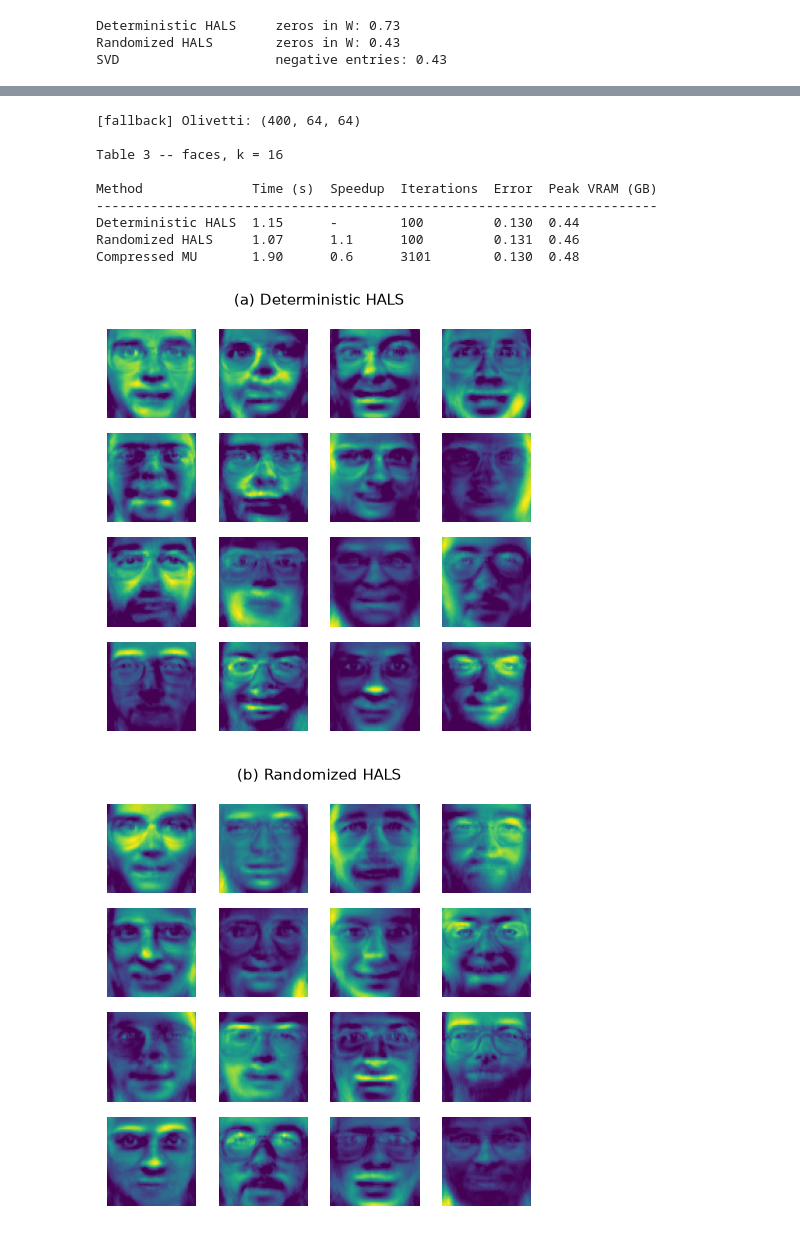
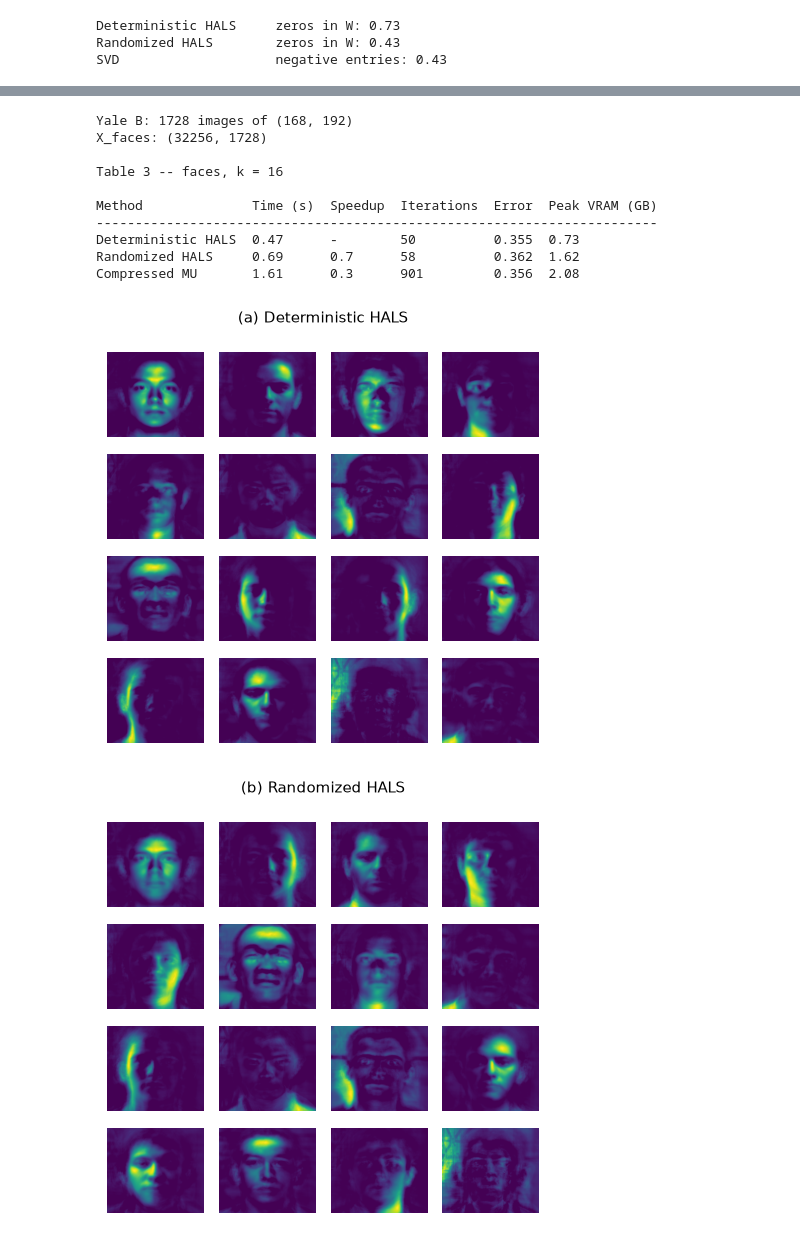
Before and after one commit to akshaykumartapraniya/dlp1, a Jupyter notebook: nmf.ipynb, the cells around one changed output, grey strips where cells are left out. Saved outputs shown, nothing was run; the diff lists cells and outputs as text; code cells hidden in the pictures.

```diff
--- a/nmf.ipynb
+++ b/nmf.ipynb
@@ -471,6 +471,12 @@ def project_nonneg(W, X):
     return torch.linalg.lstsq(W, X).solution.clamp_min_(0)
 
 
+def normalize_factors(W, H):
+    "Fix scale indeterminacy: unit-norm columns of W, scale absorbed into H."
+    nw = W.norm(dim=0, keepdim=True).clamp_min(1e-12)
+    return W / nw, H * nw.T
+
+
 def classify(train_feats, test_feats, ytr, yte, n_neighbors=3):
     knn = KNeighborsClassifier(n_neighbors=n_neighbors).fit(np_(train_feats).T, ytr)
     out = {}
@@ -481,10 +487,17 @@ def classify(train_feats, test_feats, ytr, yte, n_neighbors=3):
     return out
 
 
+# Report the component-norm spread that motivates the normalization.
+for name in ("Deterministic HALS", "Randomized HALS", "Compressed MU"):
+    nw = res_mnist[name].W.norm(dim=0)
+    print(f"{name:22s} component-norm spread: {float(nw.max() / nw.min().clamp_min(1e-12)):.1f}x")
+print()
+
 rows = {}
 for name in ("Deterministic HALS", "Randomized HALS", "Compressed MU"):
-    W = res_mnist[name].W
-    rows[name] = classify(res_mnist[name].H, project_nonneg(W, X_te), y_tr, y_te)
+    W, H = normalize_factors(res_mnist[name].W, res_mnist[name].H)
+    rows[name] = classify(project_nonneg(W, X_tr),      # same projection on both splits
+                          project_nonneg(W, X_te), y_tr, y_te)
 rows["SVD"] = classify(U.T @ X_tr, U.T @ X_te, y_tr, y_te)
 
 print("Table 2 -- kNN (k=3) on rank-16 features\n")
@@ -513,16 +530,15 @@ Compressed MU                0.47     0.47      0.46
 SVD                          0.96     0.96      0.96
 # %%
 # Cell 15 — faces
+YALE_DIR = "cropped"    # Extended Yale B, cropped 192x168 .pgm files
 
-YALE_DIR = None    # e.g. r"D:\python\deep learning\rnmf\data\CroppedYale"
-
-
-def load_faces(yale_dir=YALE_DIR, downsample=2):
+def load_faces(yale_dir=YALE_DIR, downsample=1):
     if yale_dir and os.path.isdir(yale_dir):
         from PIL import Image
         paths = sorted(os.path.join(root, f)
                        for root, _, files in os.walk(yale_dir)
-                       for f in files if f.lower().endswith(".pgm") and "Ambient" not in f)
+                       for f in files
+                       if f.lower().endswith(".pgm") and "_P00A" in f)
         A = np.stack([np.asarray(Image.open(p), dtype=np.float32)[::downsample, ::downsample]
                       for p in paths])
         print(f"Yale B: {A.shape[0]} images of {A.shape[1:]}")
@@ -534,38 +550,39 @@ def load_faces(yale_dir=YALE_DIR, downsample=2):
         return to_dev(f.data.T), f.images.shape[1:]
     except Exception as exc:
         print(f"[fallback] synthesizing faces ({type(exc).__name__}).")
         rng = np.random.default_rng(SEED)
         h = w = 64
         yy, xx = np.mgrid[0:h, 0:w]
         parts = np.stack([np.exp(-((yy - rng.integers(10, h - 10)) ** 2
                                    + (xx - rng.integers(10, w - 10)) ** 2) / 128.0).ravel()
                           for _ in range(12)], axis=1)
         coef = np.maximum(rng.standard_normal((12, 1200)), 0)
         return to_dev(parts @ coef), (h, w)
 
+X_faces, FACE_SHAPE = load_faces()
+print(f"X_faces: {tuple(X_faces.shape)}")
 
-X_faces, FACE_SHAPE = load_faces()
 K_FACES = 16
 res_faces = {
     "Deterministic HALS": hals_nmf(X_faces, K_FACES),
     "Randomized HALS": rnmf_hals(X_faces, K_FACES),
     "Compressed MU": compressed_mu(X_faces, K_FACES),
 }
 print("\nTable 3 -- faces, k = 16\n")
 make_table(res_faces, X_faces)
-
 plot_gallery(res_faces["Deterministic HALS"].W, FACE_SHAPE, title="(a) Deterministic HALS", cmap="viridis")
 plot_gallery(res_faces["Randomized HALS"].W, FACE_SHAPE, title="(b) Randomized HALS", cmap="viridis")
 plt.show()
 # %% [output]
-[fallback] Olivetti: (400, 64, 64)
+Yale B: 1728 images of (168, 192)
+X_faces: (32256, 1728)
 
 Table 3 -- faces, k = 16
 
 Method              Time (s)  Speedup  Iterations  Error  Peak VRAM (GB)
 ------------------------------------------------------------------------
-Deterministic HALS  1.15      -        100         0.130  0.44
-Randomized HALS     1.07      1.1      100         0.131  0.46
-Compressed MU       1.90      0.6      3101        0.130  0.48
+Deterministic HALS  0.47      -        50          0.355  0.73
+Randomized HALS     0.69      0.7      58          0.362  1.62
+Compressed MU       1.61      0.3      901         0.356  2.08
-[figure, old version]
+[figure, new version]
-[figure, old version]
+[figure, new version]
```
Also changed, not shown: parts of 11 cells of this notebook, 1 other file.
